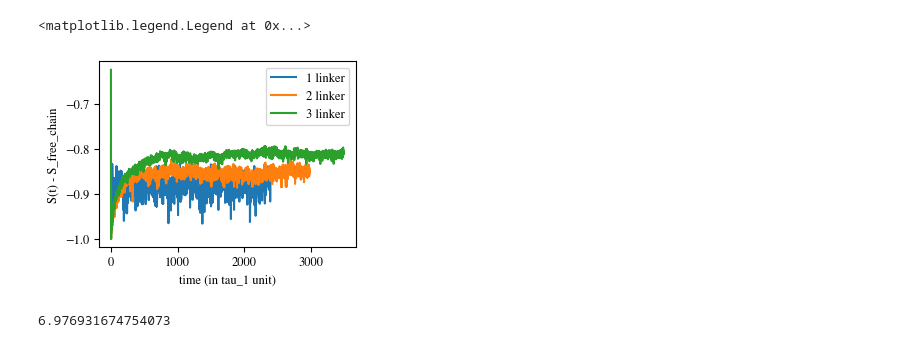
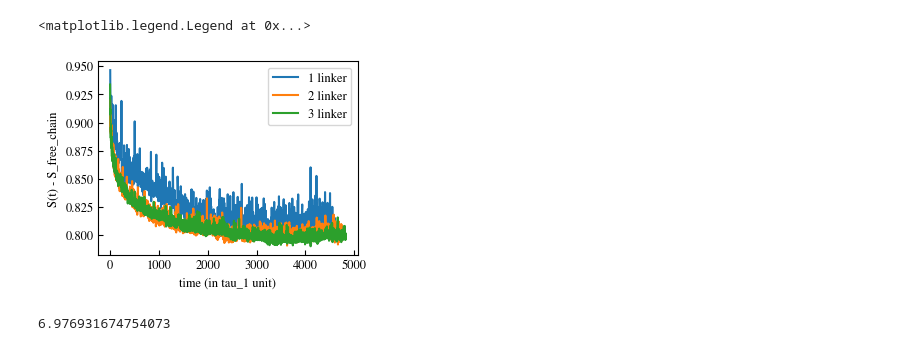
Before and after one commit to cachetdaspirine/Evolution_of_the_Entropy, a Jupyter notebook: Time_Evolution_Entropy copy.ipynb, the cells around one changed output. Cells and saved outputs as stored; diff of their text form; code cells hidden in the pictures.

```diff
--- a/Time_Evolution_Entropy copy.ipynb
+++ b/Time_Evolution_Entropy copy.ipynb
@@ -9,6 +9,8 @@ import sys
 
 sys.path.append('/home/hcleroy/PostDoc/aging_condensates/Simulation/Gillespie/Analysis/')
 sys.path.append('/home/hugo/PostDoc/aging_condensates/Gillespie/Analysis/')
+import ToolBox
+importlib.reload(ToolBox)
 from ToolBox import *
 
 sys.path.append('/home/hcleroy/Extra_Module_py')
@@ -16,6 +18,7 @@ sys.path.append('/home/hugo/Extra_Module_py')
 import formated_matplotlib
 
 Ec = lambda L,N : 3/2*np.log(L/N* np.pi/3)
+MaxEnt = lambda N,L : 1.5* (N-1) * (np.log(3/(2*np.pi*L/N)) -1)
 # %%
 # gillespie parameter
 Nlinker = 2
@@ -63,19 +66,23 @@ KeyboardInterrupt:
 #np.save("Res/1_2_3_10_linkers/2_linker.npy",ST2)
 #np.save("Res/1_2_3_10_linkers/3_linker.npy",ST3)
 #np.save("Res/1_2_3_10_linkers/10_linker.npy",ST10)
+ST1 = np.load('Res/1_2_3_10_linkers/1_linker.npy')
+ST2 = np.load('Res/1_2_3_10_linkers/2_linker.npy')
+ST3 = np.load('Res/1_2_3_10_linkers/3_linker.npy')
+ST10 = np.load('Res/1_2_3_10_linkers/10_linker.npy')
 # %%
-plt.plot(ST1[:,0],ST1[:,1]  /abs(min(ST1[:,1])),label='1 linker')
-plt.plot(ST2[:,0],ST2[:,1]  /abs(min(ST2[:,1])),label='2 linker')
-plt.plot(ST3[:,0],ST3[:,1]  /abs(min(ST3[:,1])),label='3 linker')
+plt.plot(ST1[:,0],ST1[:,1]/MaxEnt(2,10**3),label='1 linker')
+plt.plot(ST2[:,0],ST2[:,1]/MaxEnt(3,10**3),label='2 linker')
+plt.plot(ST3[:,0],ST3[:,1]/MaxEnt(4,10**3) ,label='3 linker')
 #plt.plot(ST10[:,0],ST10[:,1]/abs(min(ST10[:,1])),label='10 linker')
 plt.xlabel('time (in tau_1 unit)')
 plt.ylabel('S(t) - S_free_chain')
 #plt.xscale('log')
 plt.legend()
 #plt.savefig('Res/1_2_3_10_linkers/S_of_t.svg',bbox_inches='tight',transparent=True)
 # %% [output]
 <matplotlib.legend.Legend at 0x...>
-[figure, old version]
+[figure, new version]
 # %%
 # gillespie parameter
 Nlinker = 10
```
Also changed, not shown: parts of 22 cells of this notebook, 1 other file.
